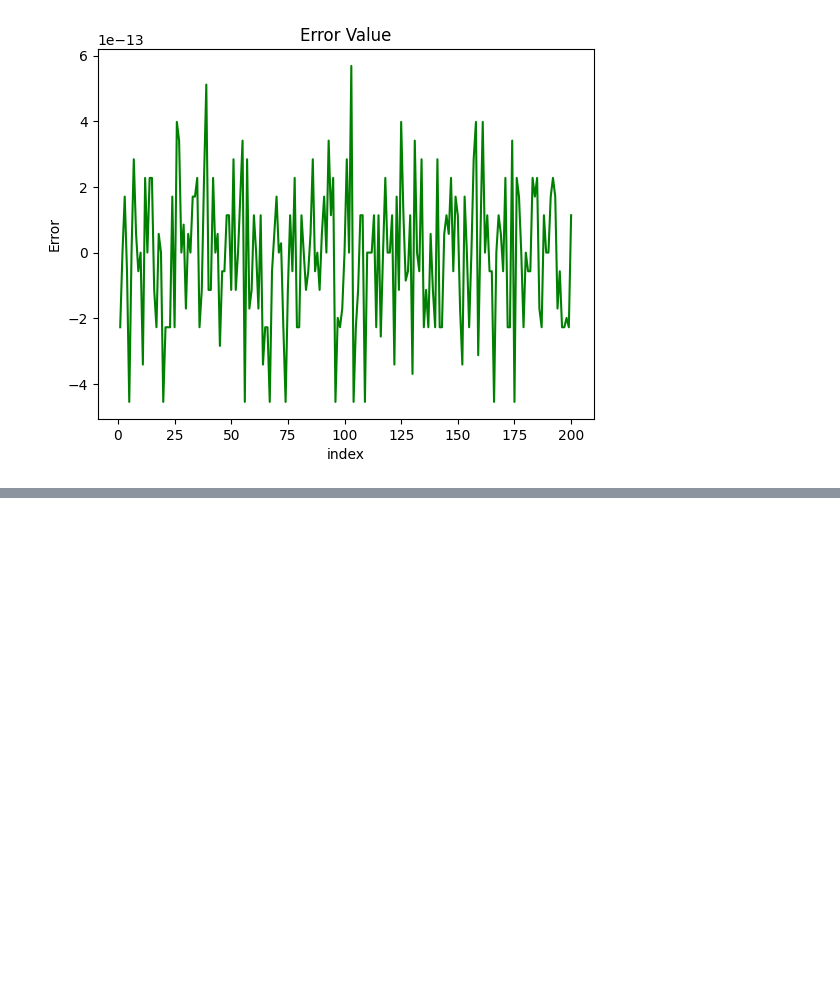
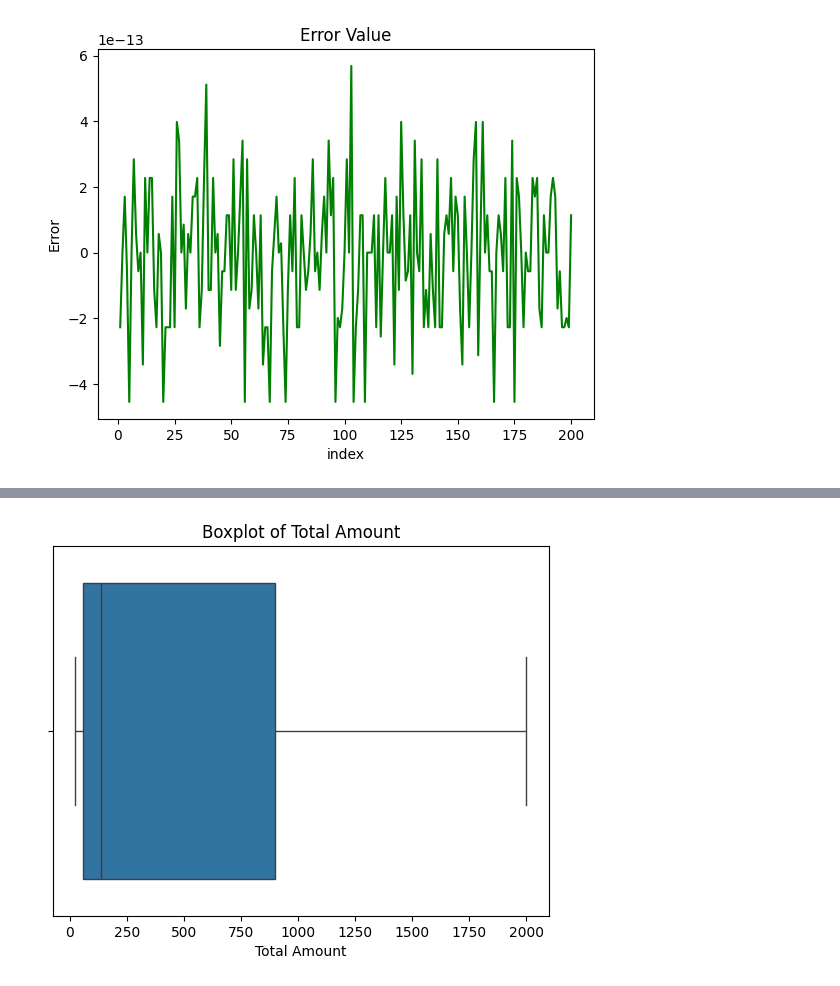
Before and after one commit to muskan2109/FML_Practicals, a Jupyter notebook: TASK_1_EE510.ipynb, the cells around one changed output, grey strips where cells are left out. Saved outputs shown, nothing was run; the diff lists cells and outputs as text; code cells hidden in the pictures; blank space fills up the shorter version.

```diff
--- a/TASK_1_EE510.ipynb
+++ b/TASK_1_EE510.ipynb
@@ -262,0 +292,10 @@ plt.show()
+# %%
+# Boxplot - Total Amount
+
+sns.boxplot(x=df['Total Amount'])
+
+plt.title('Boxplot of Total Amount')
+plt.xlabel('Total Amount')
+plt.show()
+# %% [output]
+[figure, added]
```
Also changed, not shown: parts of 20 cells of this notebook.
